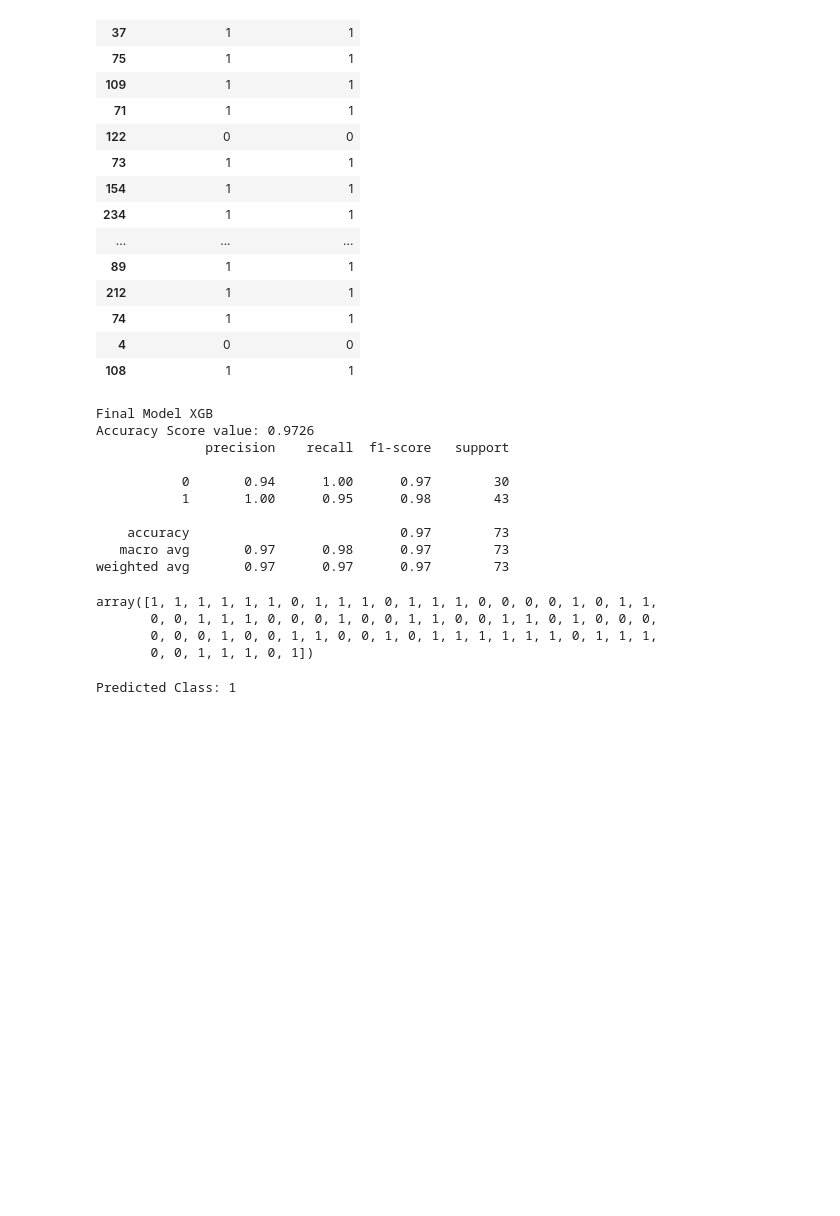
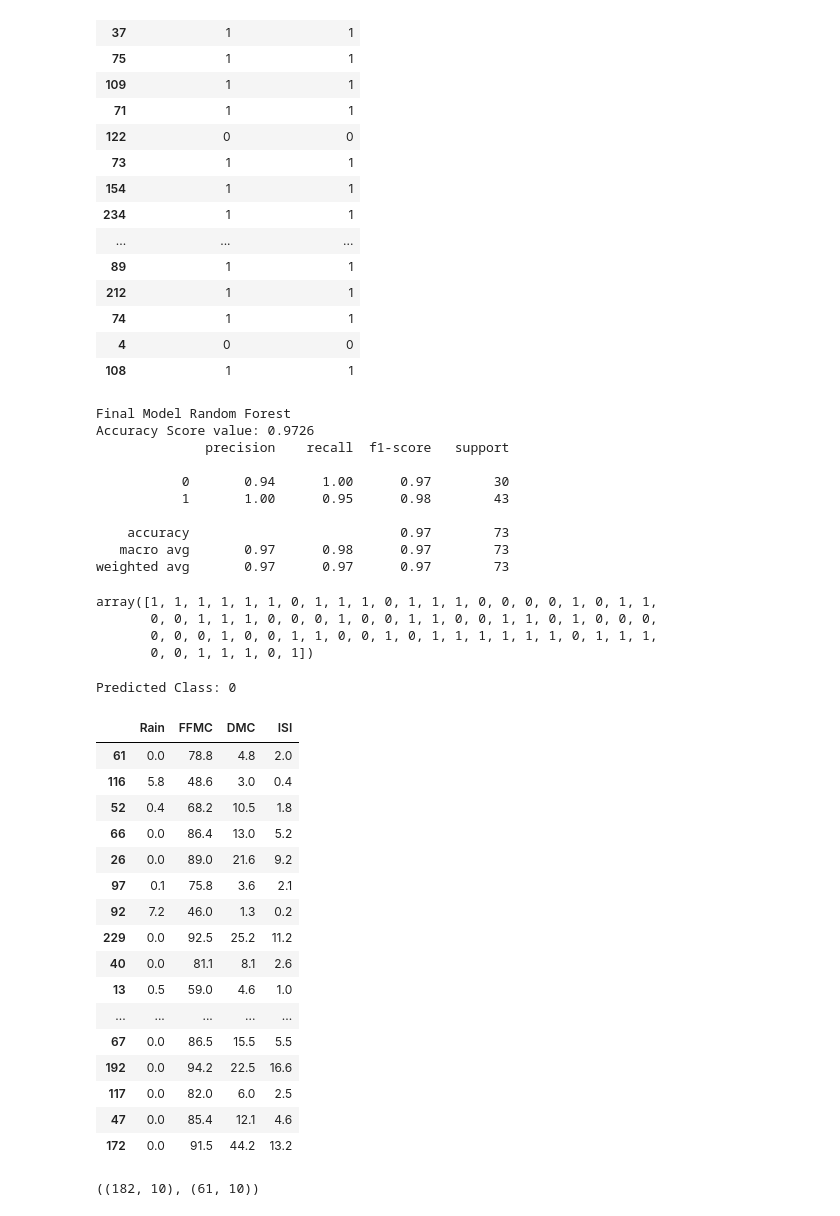
Before and after one commit to anugrahrk/Forest-fire, a Jupyter notebook: Forest_fire.ipynb, the cells around one changed output. Saved outputs shown, nothing was run; the diff lists cells and outputs as text; code cells hidden in the pictures; blank space fills up the shorter version.

```diff
--- a/Forest_fire.ipynb
+++ b/Forest_fire.ipynb
@@ -1012,5 +1014,5 @@ params = {
     'max_features':['auto','log2']
 }
 Random_rf = RandomizedSearchCV(Random_Forest_Classifier,params,cv=10,n_jobs=-1)
-Random_rf.fit(X_train_scaled,y_train).best_estimator_
+Random_rf.fit(X_train,y_train).best_estimator_
 # %% [output]
@@ -1198,6 +1245,6 @@ Index(['Rain', 'FFMC', 'DMC', 'ISI'], dtype='object')
 # %%
 X_train_new_scaled, X_test_new_scaled = scaler_standard(X_train_new, X_test_new)
 # %%
-rf_model =Random_rf.fit(X_train_new_scaled, y_train).best_estimator_
-rf_model.score(X_test_new_scaled, y_test)
+rf_model =Random_rf.fit(X_train_new, y_train).best_estimator_
+rf_model.score(X_test_new, y_test)
 # %% [output]
@@ -1251,11 +1298,11 @@ Actual_predicted
 # %%
 Score = accuracy_score(y_test, rf_model_pred)
 Classification_Report = classification_report(y_test, rf_model_pred)
-print("Final Model XGB")
+print("Final Model Random Forest")
 print ("Accuracy Score value: {:.4f}".format(Score))
 print (Classification_Report)
 # %% [output]
-Final Model XGB
+Final Model Random Forest
 Accuracy Score value: 0.9726
               precision    recall  f1-score   support
 
@@ -1267,8 +1314,8 @@ Accuracy Score value: 0.9726
 weighted avg       0.97      0.97      0.97        73
 # %%
 best_random_grid=Random_rf.best_estimator_
-best_random_grid.fit(X_train_new_scaled, y_train)
-bestrf_pred = best_random_grid.predict(X_test_new_scaled)
+best_random_grid.fit(X_train_new, y_train)
+bestrf_pred = best_random_grid.predict(X_test_new)
 bestrf_pred
 # %% [output]
 array([1, 1, 1, 1, 1, 1, 0, 1, 1, 1, 0, 1, 1, 1, 0, 0, 0, 0, 1, 0, 1, 1,
@@ -1287,10 +1334,30 @@ with bz2.BZ2File('Classification..joblib', 'rb') as file:
     loaded_model = joblib.load(file)
 # %%
 
-sample_input = [[81, 32, 44, 3]]
+sample_input = [[13.1, 47.1, 2.5, 0.3]]
 
 prediction = loaded_model.predict(sample_input)
 
 print(f"Predicted Class: {prediction[0]}")
 # %% [output]
-Predicted Class: 1
+Predicted Class: 0
+# %%
+X_train_new
+# %% [output]
+|  | Rain | FFMC | DMC | ISI |
+| 61 | 0.0 | 78.8 | 4.8 | 2.0 |
+| 116 | 5.8 | 48.6 | 3.0 | 0.4 |
+| 52 | 0.4 | 68.2 | 10.5 | 1.8 |
+| 66 | 0.0 | 86.4 | 13.0 | 5.2 |
+| 26 | 0.0 | 89.0 | 21.6 | 9.2 |
+| 97 | 0.1 | 75.8 | 3.6 | 2.1 |
+| 92 | 7.2 | 46.0 | 1.3 | 0.2 |
+| 229 | 0.0 | 92.5 | 25.2 | 11.2 |
+| 40 | 0.0 | 81.1 | 8.1 | 2.6 |
+| 13 | 0.5 | 59.0 | 4.6 | 1.0 |
+| ... | ... | ... | ... | ... |
+| 67 | 0.0 | 86.5 | 15.5 | 5.5 |
+| 192 | 0.0 | 94.2 | 22.5 | 16.6 |
+| 117 | 0.0 | 82.0 | 6.0 | 2.5 |
+| 47 | 0.0 | 85.4 | 12.1 | 4.6 |
+| 172 | 0.0 | 91.5 | 44.2 | 13.2 |
@@ -1296,0 +1368,5 @@ Predicted Class: 1
+# %%
+X_train, X_test, y_train, y_test=train_test_split(X,y,test_size=0.25,random_state=0)
+X_train.shape, X_test.shape
+# %% [output]
+((182, 10), (61, 10))
```
Also changed, not shown: parts of 82 cells of this notebook, 17 other files.
